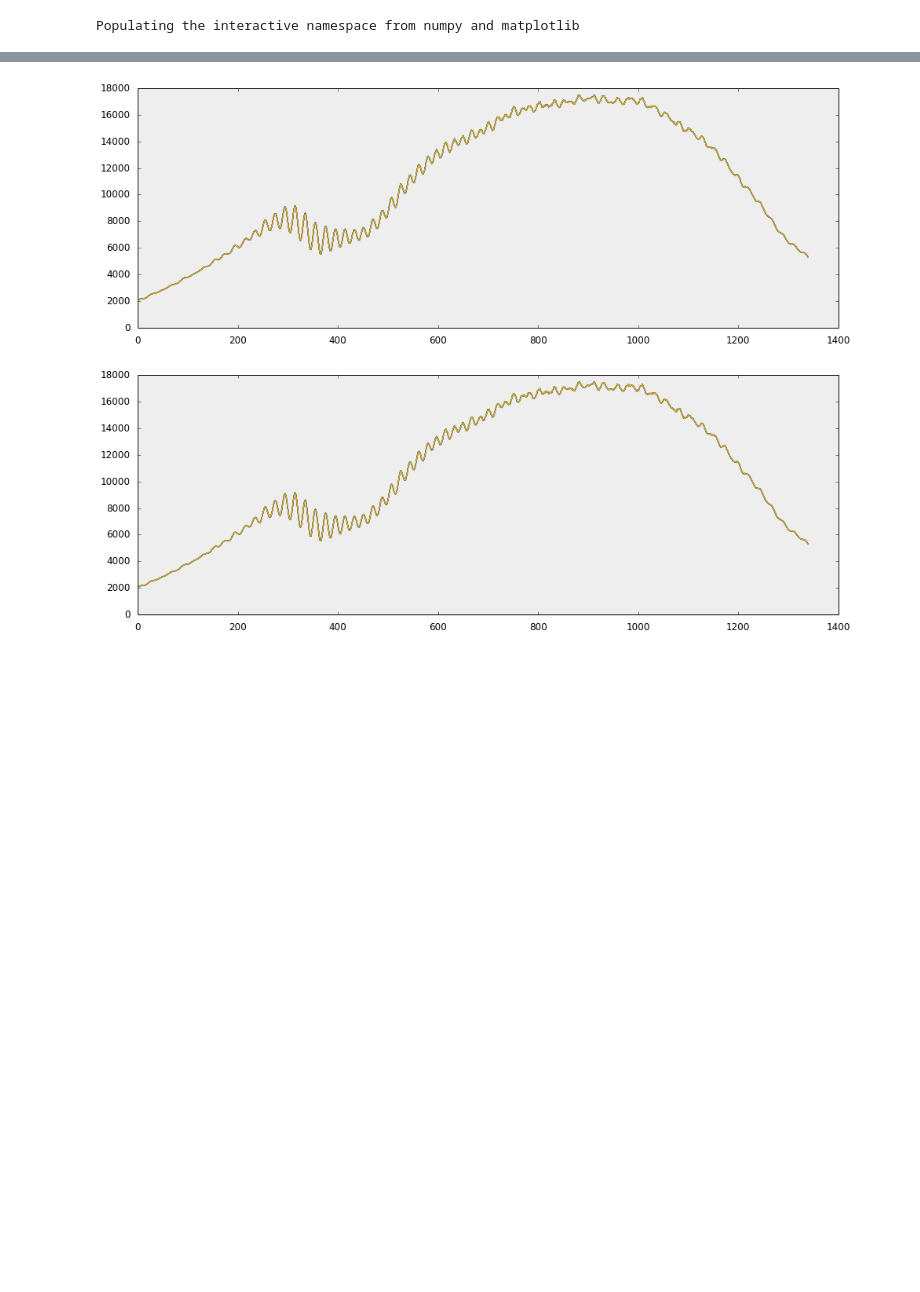
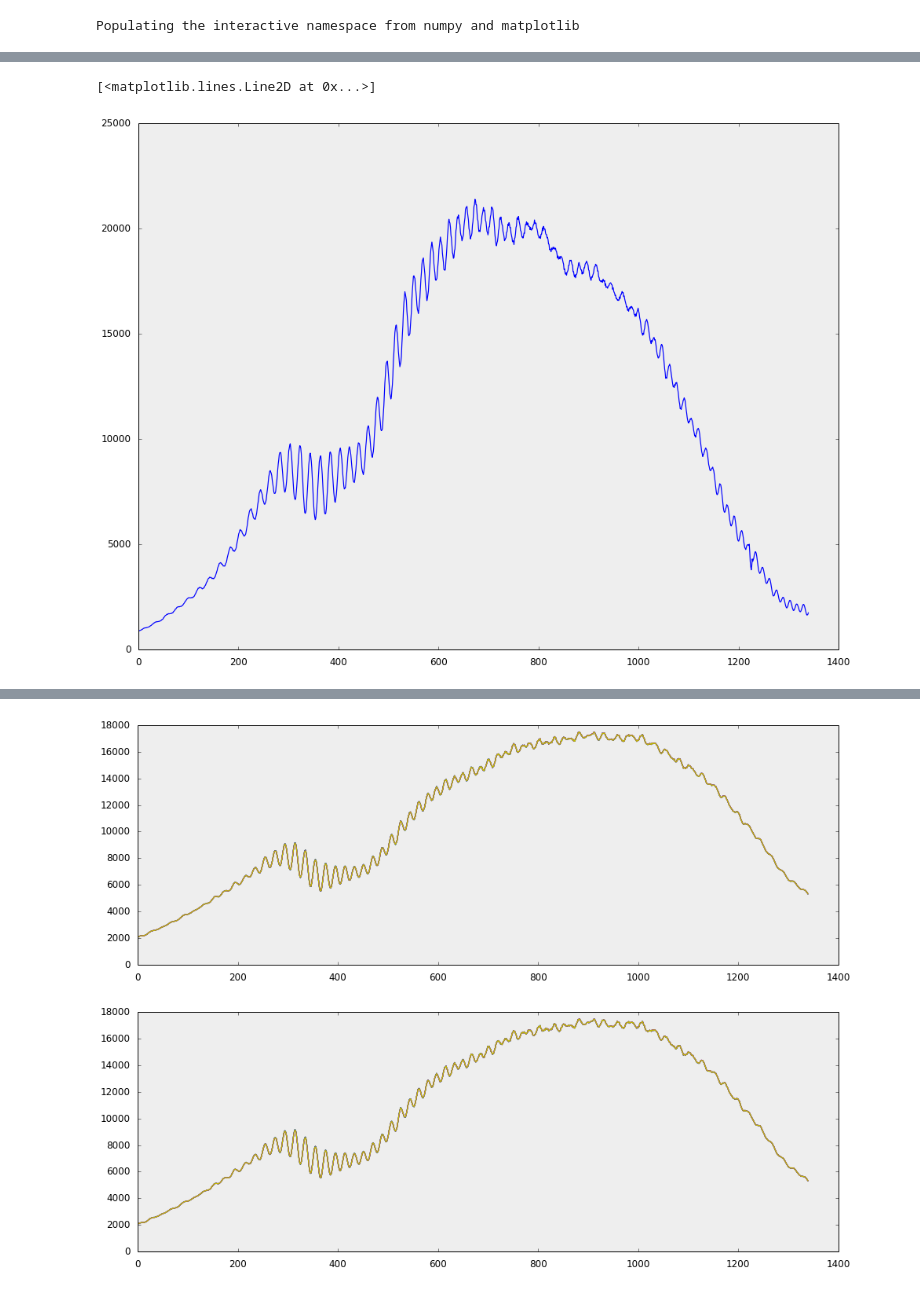
Before and after one commit to antonl/notebooks, a Jupyter notebook: Test Nudie.ipynb, the cells around one changed output, grey strips where cells are left out. Drawn from its saved outputs; the diff is of its cells as text; code cells hidden in the pictures; blank space fills up the shorter version.

```diff
--- a/Test Nudie.ipynb
+++ b/Test Nudie.ipynb
@@ -142,3 +167,8 @@ tags
+# %%
+plot(mdata[(1, 'no-field')])
+# %% [output]
+[<matplotlib.lines.Line2D at 0x...>]
+[figure, added]
 # %%
 prd = data[:, shutter_open].mean(axis=1) - data[:, shutter_closed].mean(axis=1)
 wl = nudie.simple_wavelength_axis(groove_density=600)
```
Also changed, not shown: parts of 8 cells of this notebook.
